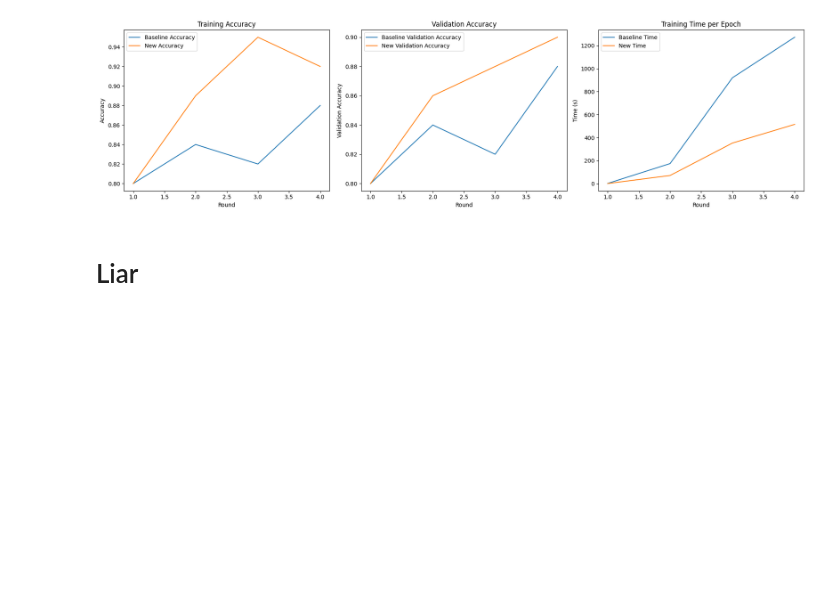
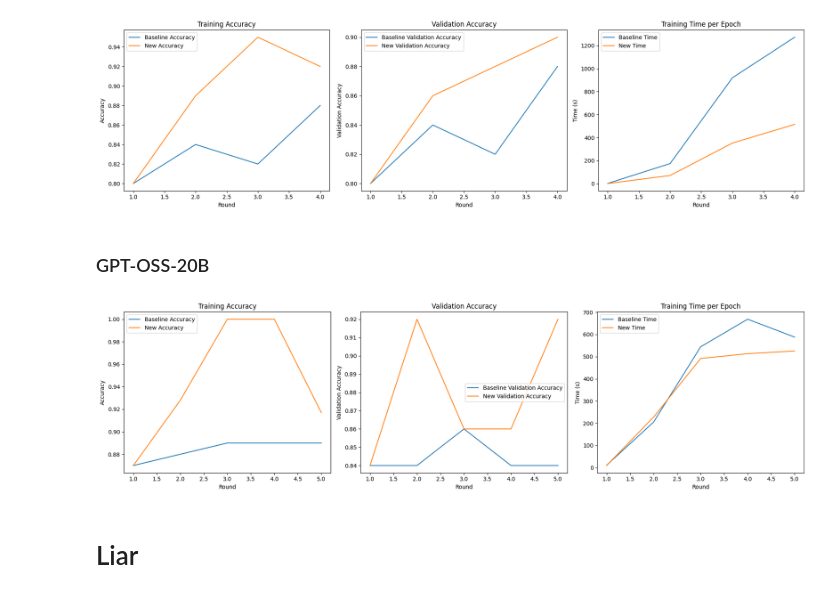
Before and after one commit to viet2005-68/APO, a Jupyter notebook: sample.ipynb, the cells around one changed output. Saved outputs shown, nothing was run; the diff lists cells and outputs as text; code cells hidden in the pictures; blank space fills up the shorter version.

```diff
--- a/sample.ipynb
+++ b/sample.ipynb
@@ -43,5 +43,48 @@ plt.tight_layout()  # Adjust spacing
 plt.show()
 # %% [output]
 [figure]
+# %% [markdown]
+### GPT-OSS-20B
+# %%
+baseline_acc = [0.87, 0.88, 0.89, 0.89, 0.89]
+new_acc = [0.87, 0.928, 1, 1, 0.917]
+baseline_val = [0.84, 0.84, 0.86, 0.84, 0.84]
+new_val = [0.84, 0.92, 0.86, 0.86, 0.92]
+baseline_time = [10.65,  205.57, 544.34, 668.65, 588.11]
+new_time = [9.38, 228.06, 491.58, 513.19, 525.62]
+# %%
+epochs = list(range(1, 6))
+
+# Create a figure with 3 subplots in 1 row
+fig, axes = plt.subplots(1, 3, figsize=(18, 5))  # width 18, height 5
+
+# Plot 1: Accuracy
+axes[0].plot(epochs, baseline_acc, label="Baseline Accuracy")
+axes[0].plot(epochs, new_acc, label="New Accuracy")
+axes[0].set_xlabel("Round")
+axes[0].set_ylabel("Accuracy")
+axes[0].set_title("Training Accuracy")
+axes[0].legend()
+
+# Plot 2: Validation Accuracy
+axes[1].plot(epochs, baseline_val, label="Baseline Validation Accuracy")
+axes[1].plot(epochs, new_val, label="New Validation Accuracy")
+axes[1].set_xlabel("Round")
+axes[1].set_ylabel("Validation Accuracy")
+axes[1].set_title("Validation Accuracy")
+axes[1].legend()
+
+# Plot 3: Time per Epoch
+axes[2].plot(epochs, baseline_time, label="Baseline Time")
+axes[2].plot(epochs, new_time, label="New Time")
+axes[2].set_xlabel("Round")
+axes[2].set_ylabel("Time (s)")
+axes[2].set_title("Training Time per Epoch")
+axes[2].legend()
+
+plt.tight_layout()  # Adjust spacing
+plt.show()
+# %% [output]
+[figure, added]
 # %% [markdown]
 # Liar
```
Also changed, not shown: 5 other files.
